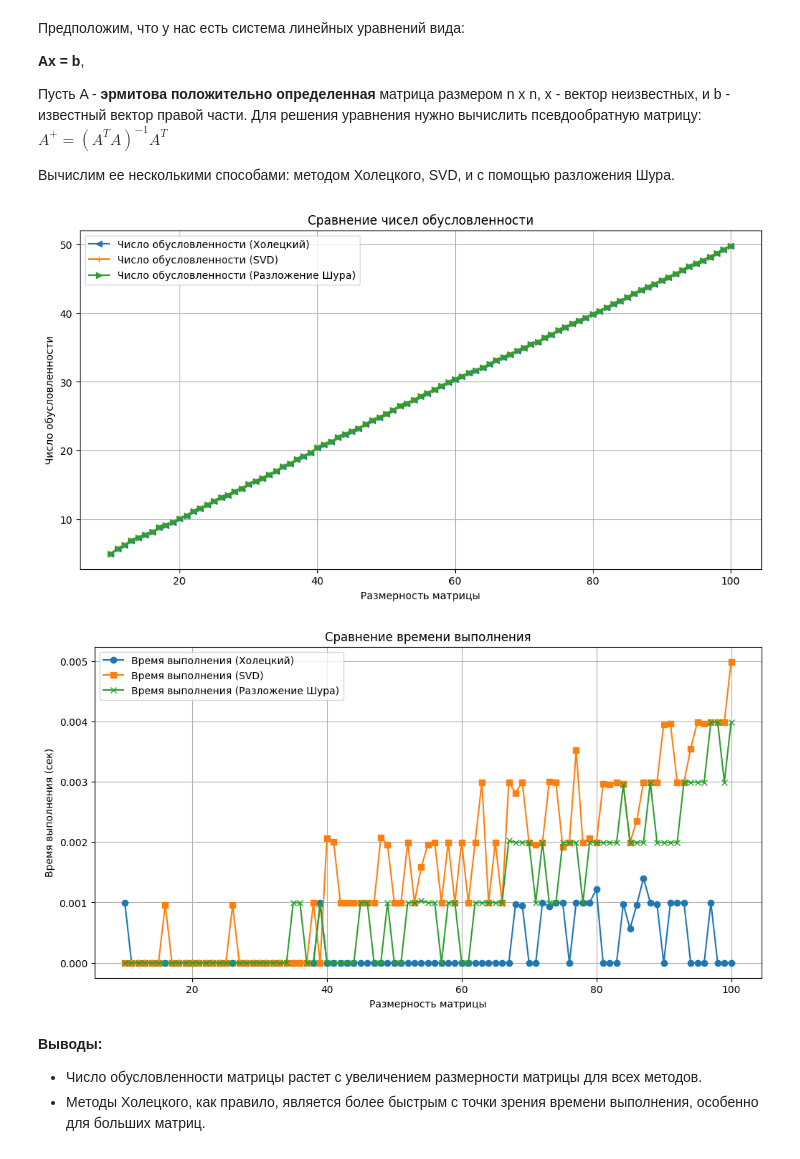
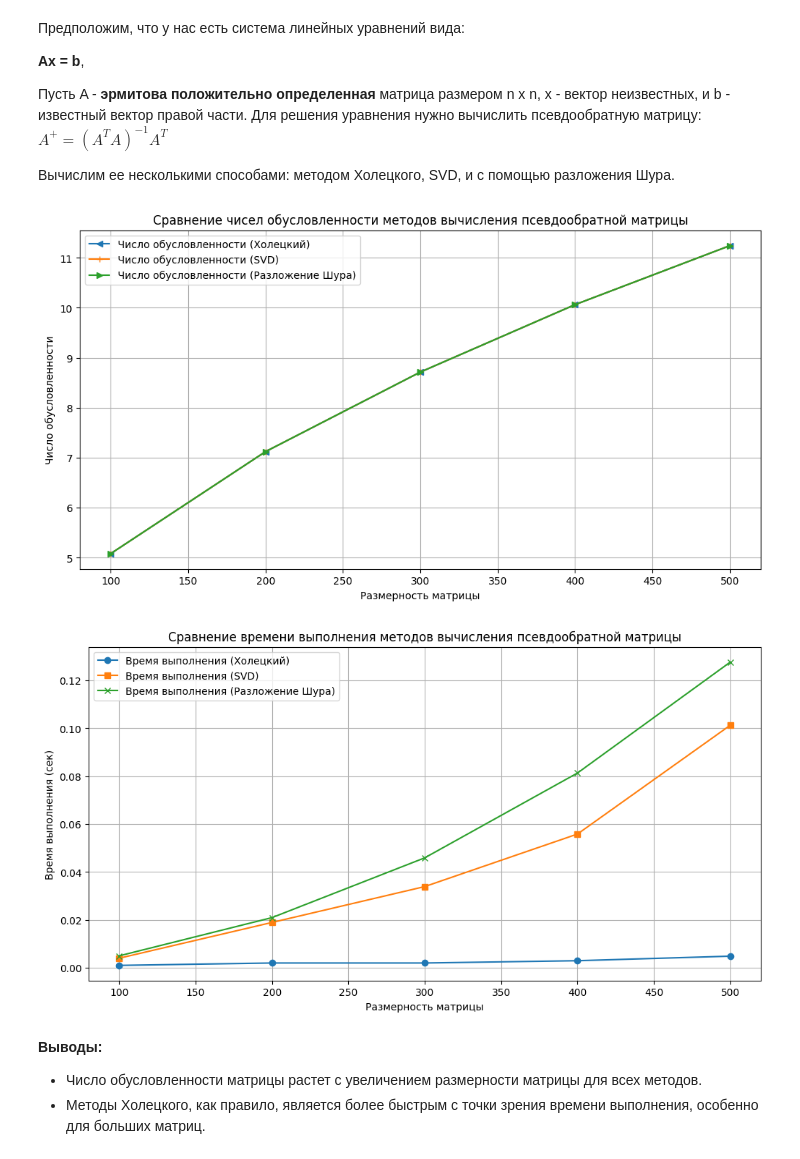
Before and after one commit to Acool4ik/NLA-calculation-of-pseudoinverse-matrices, a Jupyter notebook: specific_case.ipynb, the cells around one changed output. Cells and saved outputs as stored; diff of their text form; code cells hidden in the pictures.

```diff
--- a/specific_case.ipynb
+++ b/specific_case.ipynb
@@ -33,16 +33,18 @@ execution_times_svd = []
 execution_times_schur = []
 
 # Размерности матриц, которые мы будем рассматривать
-matrix_sizes = range(10, 101)
+matrix_sizes = [100, 200, 300, 400, 500]
 
 for n in matrix_sizes:
     # Создадим случайную эрмитову положительно определенную матрицу A
     np.random.seed(0)
     A = np.random.rand(n, n)
     A = np.dot(A, A.T)
-    A = A + np.eye(n)
+    A = A + n * np.eye(n)  # Увеличим число обусловленности здесь
 
+    # Увеличим число обусловленности, добавив диагональный элемент
     dimensions.append(n)
+
 
     # Измерим время выполнения и вычислим число обусловленности для метода Холецкого
     start_time = time.time()
@@ -62,37 +64,37 @@ for n in matrix_sizes:
     start_time = time.time()
     _, _ = schur(A)
     execution_time_schur = time.time() - start_time
     execution_times_schur.append(execution_time_schur)
     condition_numbers_schur.append(compute_condition_number(A))
 
 # Построим графики чисел обусловленности
 plt.figure(figsize=(12, 6))
 plt.plot(dimensions, condition_numbers_cholesky, label="Число обусловленности (Холецкий)", marker='<')
 plt.plot(dimensions, condition_numbers_svd, label="Число обусловленности (SVD)", marker='+')
 plt.plot(dimensions, condition_numbers_schur, label="Число обусловленности (Разложение Шура)", marker='>')
 
 plt.xlabel('Размерность матрицы')
 plt.ylabel('Число обусловленности')
-plt.title('Сравнение чисел обусловленности')
+plt.title('Сравнение чисел обусловленности методов вычисления псевдообратной матрицы')
 plt.legend()
 plt.grid(True)
 plt.show()
 
 # Построим графики времени выполнения
 plt.figure(figsize=(12, 6))
 plt.plot(dimensions, execution_times_cholesky, label="Время выполнения (Холецкий)", marker='o')
 plt.plot(dimensions, execution_times_svd, label="Время выполнения (SVD)", marker='s')
 plt.plot(dimensions, execution_times_schur, label="Время выполнения (Разложение Шура)", marker='x')
 
 plt.xlabel('Размерность матрицы')
 plt.ylabel('Время выполнения (сек)')
-plt.title('Сравнение времени выполнения')
+plt.title('Сравнение времени выполнения методов вычисления псевдообратной матрицы')
 plt.legend()
 plt.grid(True)
 plt.show()
 # %% [output]
-[figure, old version]
+[figure, new version]
-[figure, old version]
+[figure, new version]
 # %% [markdown]
 **Выводы:**
 - Число обусловленности матрицы растет с увеличением размерности матрицы для всех методов.
```
Also changed, not shown: parts of 1 cell of this notebook.
